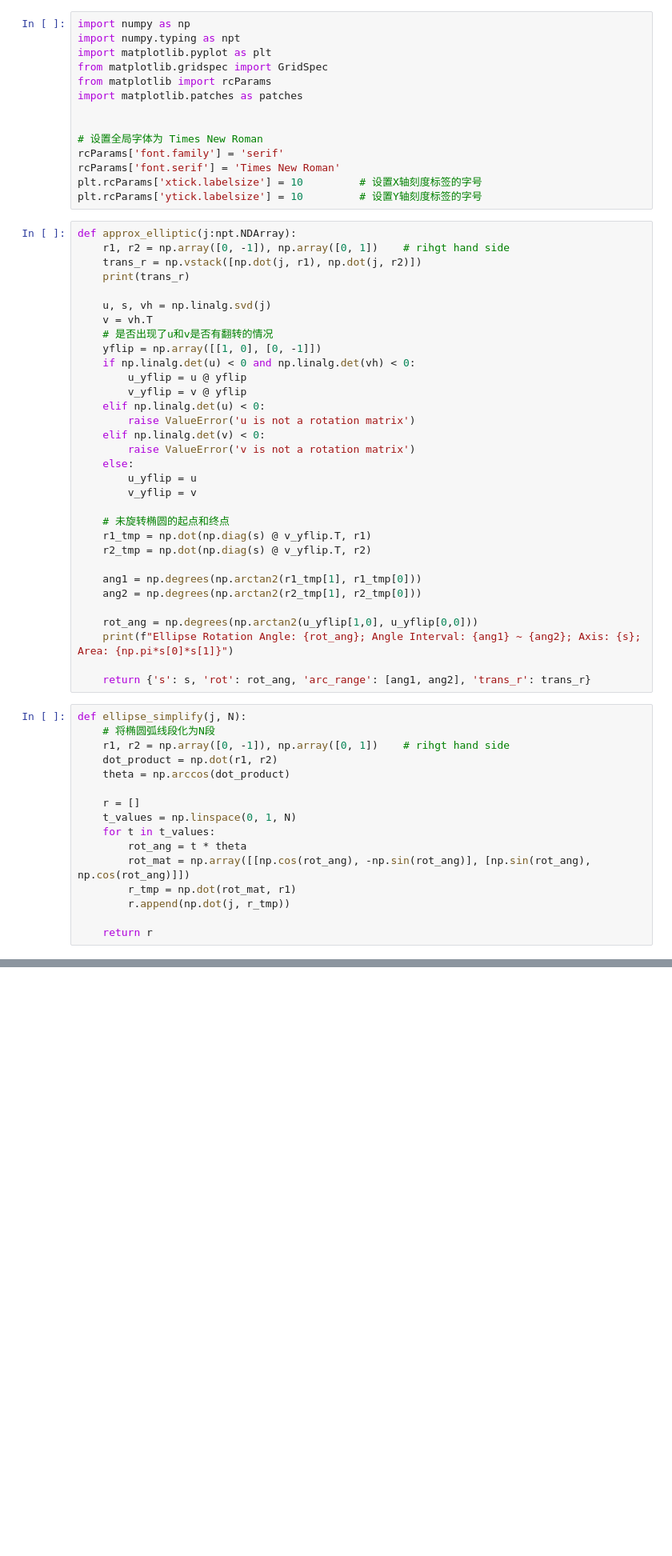
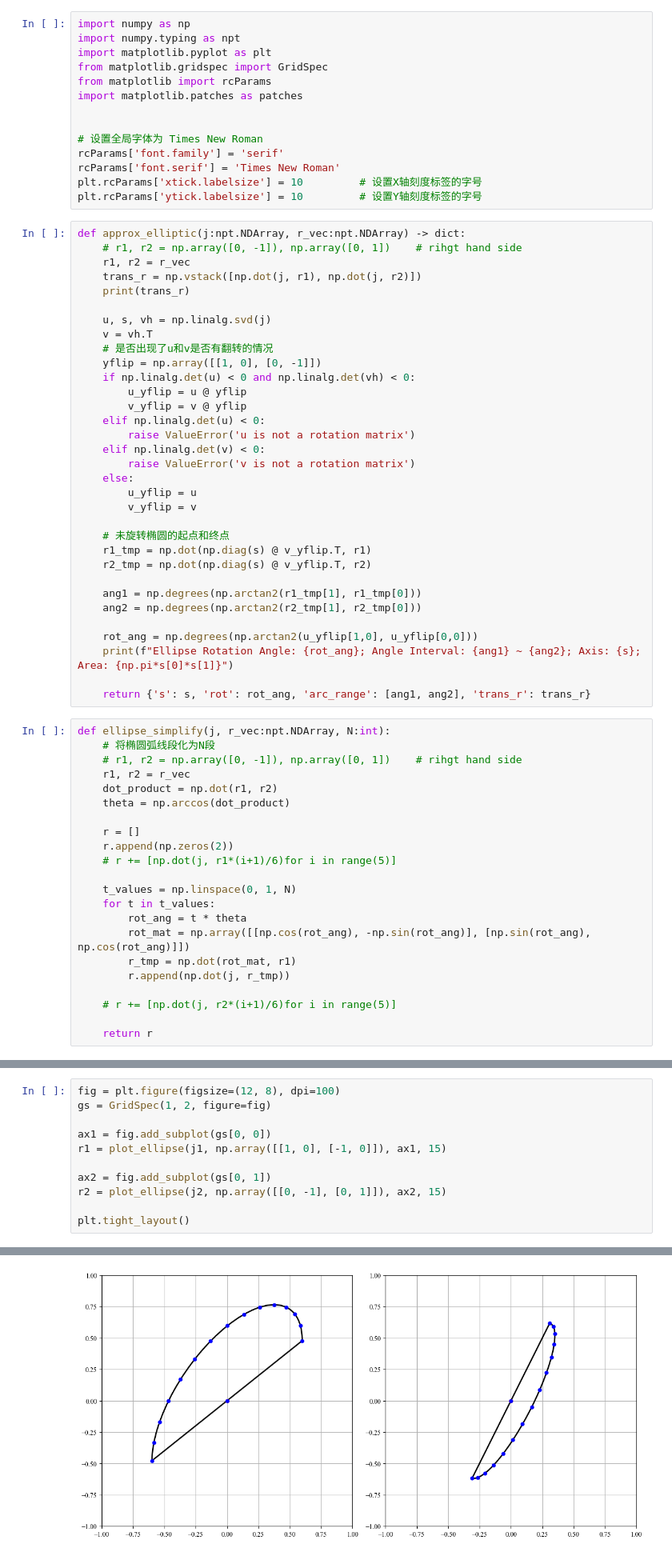
Before and after one commit to yang-si-hang/paper-2023, a Jupyter notebook: Test branch/PD/DataAnalyse/20240325-mani graph/MincowskiAdd.ipynb, the cells around one changed output, grey strips where cells are left out. Shown: that part at 80% size. Drawn from its saved outputs; the diff is of its cells as text; blank space fills up the shorter version.

```diff
--- a/Test branch/PD/DataAnalyse/20240325-mani graph/MincowskiAdd.ipynb
+++ b/Test branch/PD/DataAnalyse/20240325-mani graph/MincowskiAdd.ipynb
@@ -15,8 +15,9 @@ rcParams['font.serif'] = 'Times New Roman'
 plt.rcParams['xtick.labelsize'] = 10         # 设置X轴刻度标签的字号
 plt.rcParams['ytick.labelsize'] = 10         # 设置Y轴刻度标签的字号
 # %%
-def approx_elliptic(j:npt.NDArray):
-    r1, r2 = np.array([0, -1]), np.array([0, 1])    # rihgt hand side
+def approx_elliptic(j:npt.NDArray, r_vec:npt.NDArray) -> dict:
+    # r1, r2 = np.array([0, -1]), np.array([0, 1])    # rihgt hand side
+    r1, r2 = r_vec
     trans_r = np.vstack([np.dot(j, r1), np.dot(j, r2)])
     print(trans_r)
 
@@ -47,13 +48,17 @@ def approx_elliptic(j:npt.NDArray):
 
     return {'s': s, 'rot': rot_ang, 'arc_range': [ang1, ang2], 'trans_r': trans_r}
 # %%
-def ellipse_simplify(j, N):
+def ellipse_simplify(j, r_vec:npt.NDArray, N:int):
     # 将椭圆弧线段化为N段
-    r1, r2 = np.array([0, -1]), np.array([0, 1])    # rihgt hand side
+    # r1, r2 = np.array([0, -1]), np.array([0, 1])    # rihgt hand side
+    r1, r2 = r_vec
     dot_product = np.dot(r1, r2)
     theta = np.arccos(dot_product)
 
     r = []
+    r.append(np.zeros(2))
+    # r += [np.dot(j, r1*(i+1)/6)for i in range(5)]
+
     t_values = np.linspace(0, 1, N)
     for t in t_values:
         rot_ang = t * theta
@@ -61,4 +66,6 @@ def ellipse_simplify(j, N):
         r_tmp = np.dot(rot_mat, r1)
         r.append(np.dot(j, r_tmp))
 
+    # r += [np.dot(j, r2*(i+1)/6)for i in range(5)]
+
     return r
@@ -129,0 +176,12 @@ Ellipse Rotation Angle: -133.11090114641922; Angle Interval: 35.98588479751742 ~
+# %%
+fig = plt.figure(figsize=(12, 8), dpi=100)
+gs = GridSpec(1, 2, figure=fig)
+
+ax1 = fig.add_subplot(gs[0, 0])
+r1 = plot_ellipse(j1, np.array([[1, 0], [-1, 0]]), ax1, 15)
+
+ax2 = fig.add_subplot(gs[0, 1])
+r2 = plot_ellipse(j2, np.array([[0, -1], [0, 1]]), ax2, 15)
+
+plt.tight_layout()
+# %% [output]
@@ -130 +194,2 @@ Ellipse Rotation Angle: -133.11090114641922; Angle Interval: 35.98588479751742 ~
+[figure, added]
 # %%
```
Also changed, not shown: parts of 13 cells of this notebook, 3 other files.
